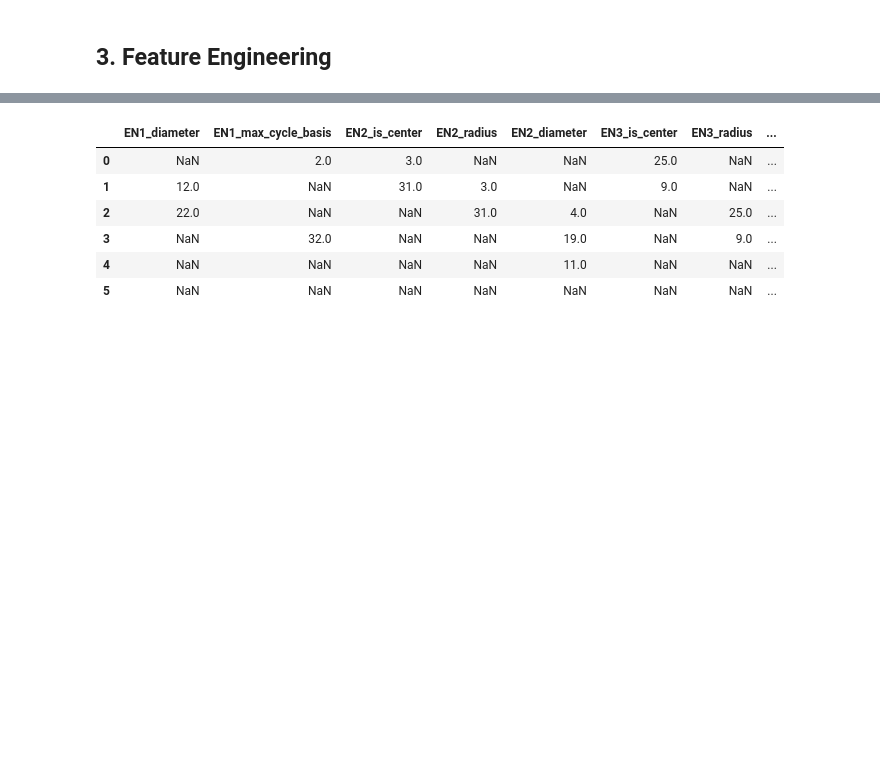
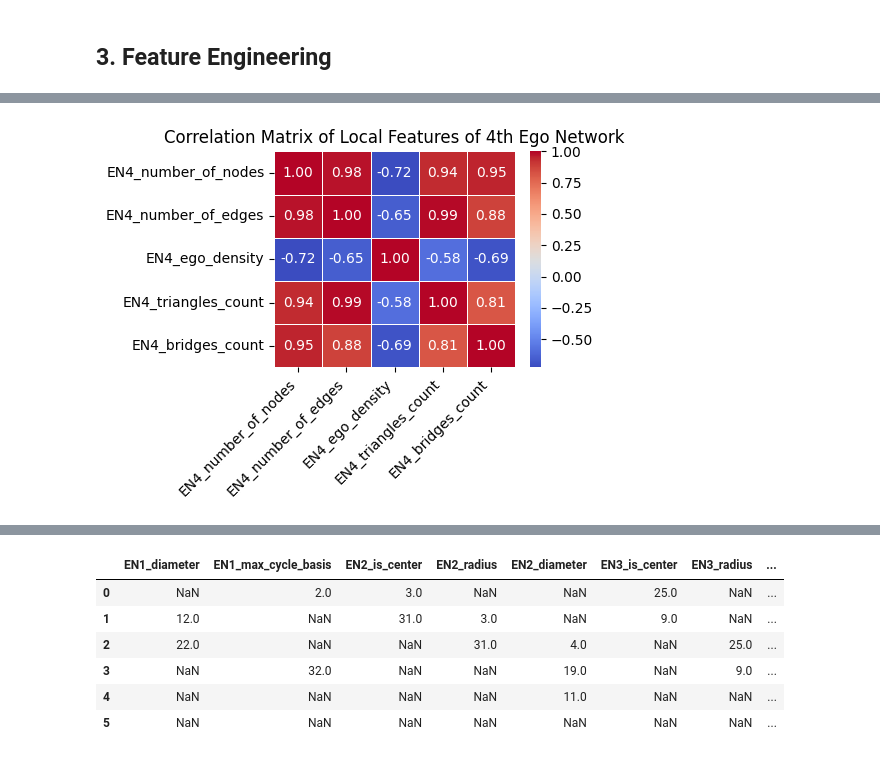
Before and after one commit to kk-shetty/data_science_ik, a Jupyter notebook: projects/ml_mini_project/node_clustering.ipynb, the cells around one changed output, grey strips where cells are left out. Cells and saved outputs as stored; diff of their text form; code cells hidden in the pictures; blank space fills up the shorter version.

```diff
--- a/projects/ml_mini_project/node_clustering.ipynb
+++ b/projects/ml_mini_project/node_clustering.ipynb
@@ -143,0 +245,10 @@ dtype: int64
+# %%
+# Correlation matrics for 4th ego network features
+plt.figure(figsize=(5, 4))
+heatmap = sns.heatmap(df4.iloc[:,1:].corr(), annot=True, cmap='coolwarm', fmt=".2f", linewidths=0.5)
+heatmap.set_xticklabels(heatmap.get_xticklabels(), rotation=45, horizontalalignment='right')
+plt.title('Correlation Matrix of Local Features of 4th Ego Network')
+plt.tight_layout()
+plt.show()
+# %% [output]
+[figure, added]
```
Also changed, not shown: parts of 25 cells of this notebook.
